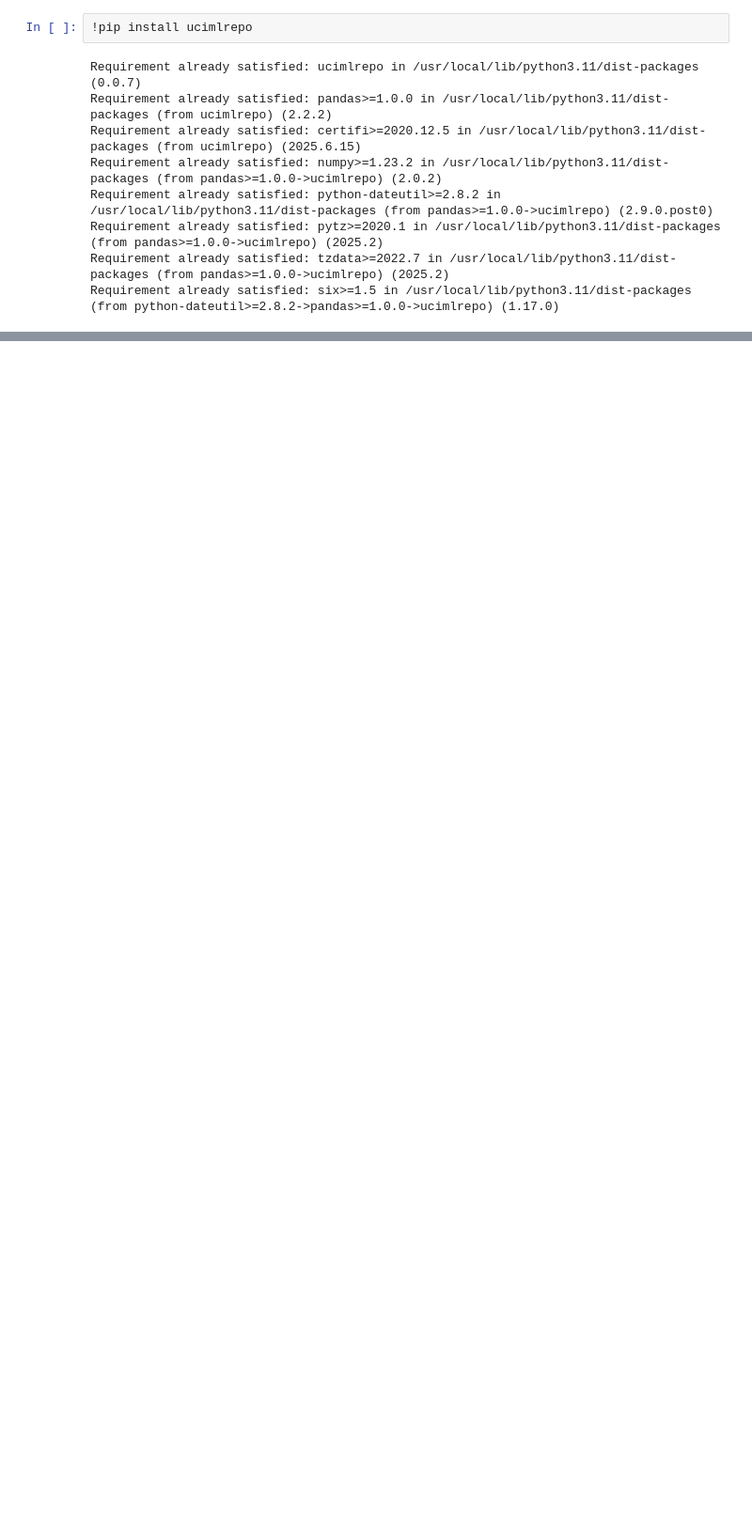
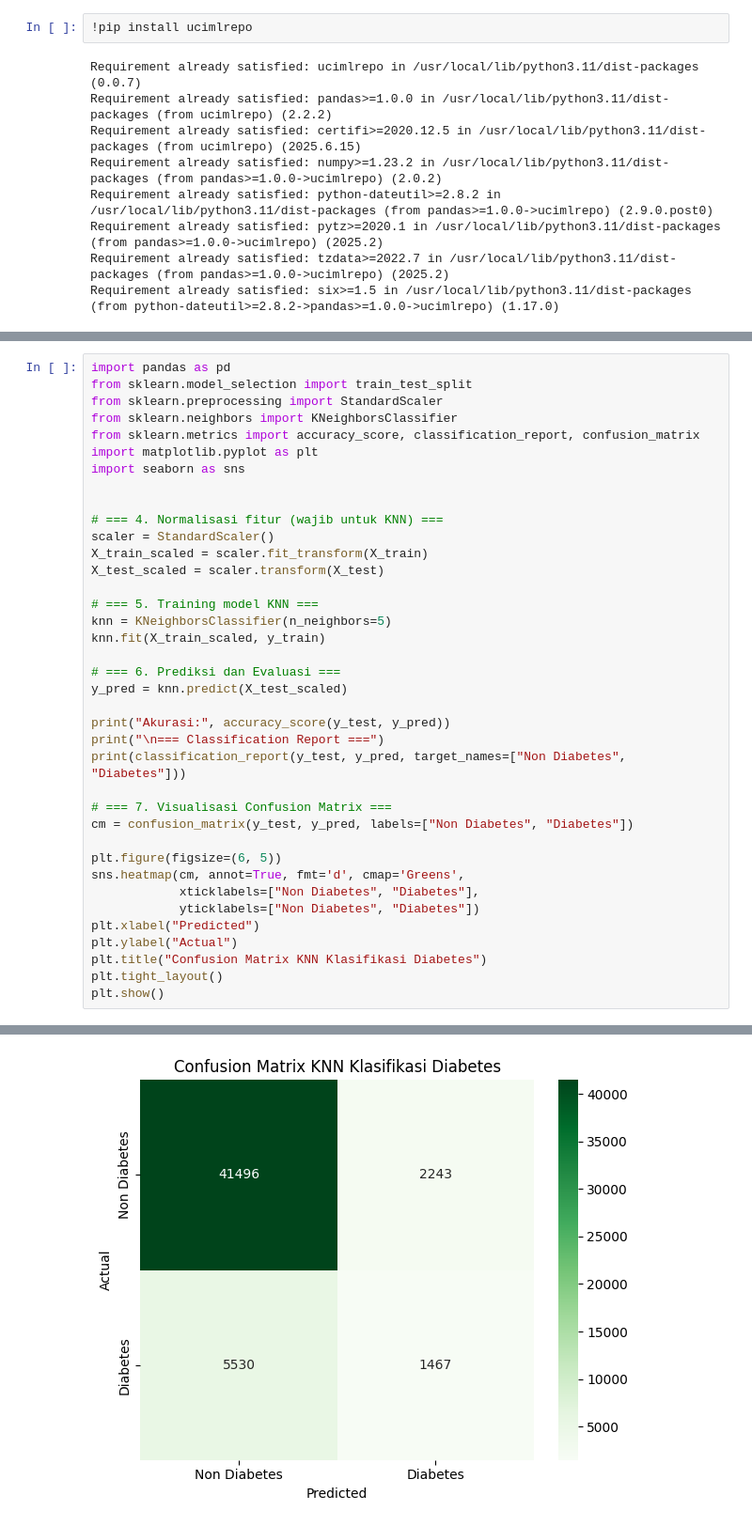
Before and after one commit to bilqizarahma/PENDATA, a Jupyter notebook: _sources/Tugas_PRA_Uas.ipynb, the cells around one changed output, grey strips where cells are left out. Shown at 94% size. Cells and saved outputs as stored; diff of their text form; blank space fills up the shorter version.

```diff
--- a/_sources/Tugas_PRA_Uas.ipynb
+++ b/_sources/Tugas_PRA_Uas.ipynb
@@ -130,0 +352,39 @@ plt.show()
+# %%
+import pandas as pd
+from sklearn.model_selection import train_test_split
+from sklearn.preprocessing import StandardScaler
+from sklearn.neighbors import KNeighborsClassifier
+from sklearn.metrics import accuracy_score, classification_report, confusion_matrix
+import matplotlib.pyplot as plt
+import seaborn as sns
+
+
+# === 4. Normalisasi fitur (wajib untuk KNN) ===
+scaler = StandardScaler()
+X_train_scaled = scaler.fit_transform(X_train)
+X_test_scaled = scaler.transform(X_test)
+
+# === 5. Training model KNN ===
+knn = KNeighborsClassifier(n_neighbors=5)
+knn.fit(X_train_scaled, y_train)
+
+# === 6. Prediksi dan Evaluasi ===
+y_pred = knn.predict(X_test_scaled)
+
+print("Akurasi:", accuracy_score(y_test, y_pred))
+print("\n=== Classification Report ===")
+print(classification_report(y_test, y_pred, target_names=["Non Diabetes", "Diabetes"]))
+
+# === 7. Visualisasi Confusion Matrix ===
+cm = confusion_matrix(y_test, y_pred, labels=["Non Diabetes", "Diabetes"])
+
+plt.figure(figsize=(6, 5))
+sns.heatmap(cm, annot=True, fmt='d', cmap='Greens',
+            xticklabels=["Non Diabetes", "Diabetes"],
+            yticklabels=["Non Diabetes", "Diabetes"])
+plt.xlabel("Predicted")
+plt.ylabel("Actual")
+plt.title("Confusion Matrix KNN Klasifikasi Diabetes")
+plt.tight_layout()
+plt.show()
+# %% [output]
@@ -130,0 +402 @@ plt.show()
+[figure, added]
```
Also changed, not shown: parts of 31 cells of this notebook, 23 other files.
